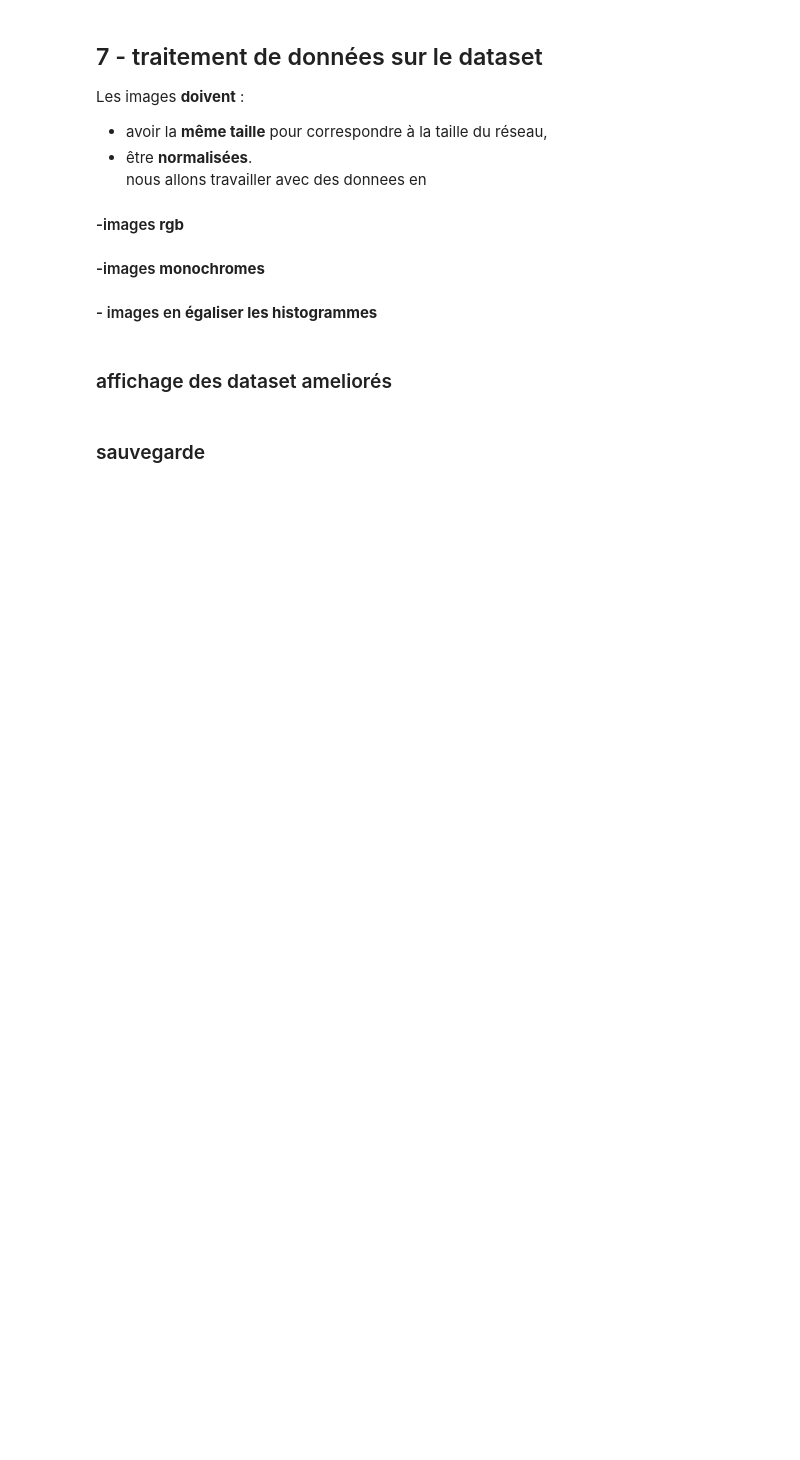
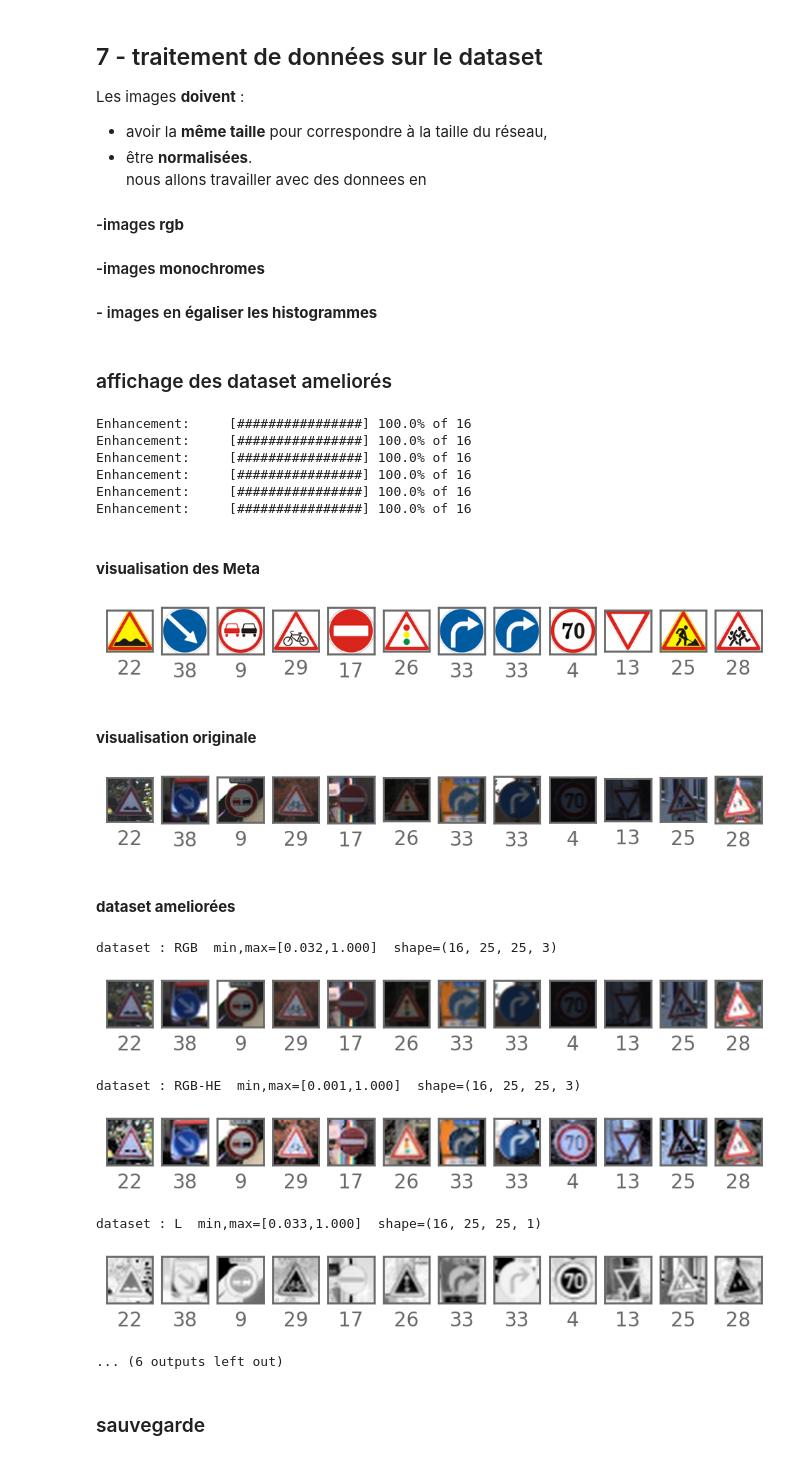
Before and after one commit to tchotaneu/Traffic_Sign_Recognition_Software, a Jupyter notebook: 01-Preparation_des_donnees.ipynb, the cells around one changed output. Saved outputs shown, nothing was run; the diff lists cells and outputs as text; code cells hidden in the pictures; blank space fills up the shorter version.

```diff
--- a/01-Preparation_des_donnees.ipynb
+++ b/01-Preparation_des_donnees.ipynb
@@ -278,13 +299,62 @@ def images_enhancement(images, width=25, height=25, mode='RGB'):
 
         # ----
         out.append(img)
-        pwk.update_progress('Enhancement: ',len(out),len(images))
+        projet.update_progress('Enhancement: ',len(out),len(images))
 
     out = np.array(out,dtype='float64')
     out = out.reshape(-1,width,height,lz)
     return out
 # %% [markdown]
 ###  affichage des dataset ameliorés
+# %%
+i=random.randint(0,len(x_train)-16)
+x_samples = x_train[i:i+16]
+y_samples = y_train[i:i+16]
+
+datasets  = {}
+
+datasets['RGB']      = images_enhancement( x_samples, width=25, height=25, mode='RGB'  )
+datasets['RGB-HE']   = images_enhancement( x_samples, width=25, height=25, mode='RGB-HE'  )
+datasets['L']        = images_enhancement( x_samples, width=25, height=25, mode='L'  )
+datasets['L-HE']     = images_enhancement( x_samples, width=25, height=25, mode='L-HE'  )
+datasets['L-LHE']    = images_enhancement( x_samples, width=25, height=25, mode='L-LHE'  )
+datasets['L-CLAHE']  = images_enhancement( x_samples, width=25, height=25, mode='L-CLAHE'  )
+
+projet.subtitle('visualisation des Meta')
+x_expected=[ x_meta[i] for i in y_samples]
+projet.plot_images(x_expected, y_samples, range(12), columns=12, x_size=1, y_size=1,
+                colorbar=False, y_pred=None, cm='binary', save_as='08-expected')
+
+projet.subtitle('visualisation originale')
+projet.plot_images(x_samples,  y_samples, range(12), columns=12, x_size=1, y_size=1,
+                colorbar=False, y_pred=None, cm='binary', save_as='09-original')
+
+projet.subtitle('dataset ameliorées')
+n=10
+for k,d in datasets.items():
+    print("dataset : {}  min,max=[{:.3f},{:.3f}]  shape={}".format(k,d.min(),d.max(), d.shape))
+    projet.plot_images(d, y_samples, range(12), columns=12, x_size=1, y_size=1,
+                    colorbar=False, y_pred=None, cm='binary', save_as=f'{n}-enhanced-{k}')
+    n+=1
+# %% [output]
+Enhancement:     [################] 100.0% of 16
+Enhancement:     [################] 100.0% of 16
+Enhancement:     [################] 100.0% of 16
+Enhancement:     [################] 100.0% of 16
+Enhancement:     [################] 100.0% of 16
+Enhancement:     [################] 100.0% of 16
+<br>**visualisation des Meta**
+[figure, added]
+<br>**visualisation originale**
+[figure, added]
+<br>**dataset ameliorées**
+dataset : RGB  min,max=[0.032,1.000]  shape=(16, 25, 25, 3)
+[figure, added]
+dataset : RGB-HE  min,max=[0.001,1.000]  shape=(16, 25, 25, 3)
+[figure, added]
+dataset : L  min,max=[0.033,1.000]  shape=(16, 25, 25, 1)
+[figure, added]
+... (6 outputs left out)
 # %% [markdown]
 ### sauvegarde
 # %%
```
Also changed, not shown: parts of 15 cells of this notebook, 4 other files.
